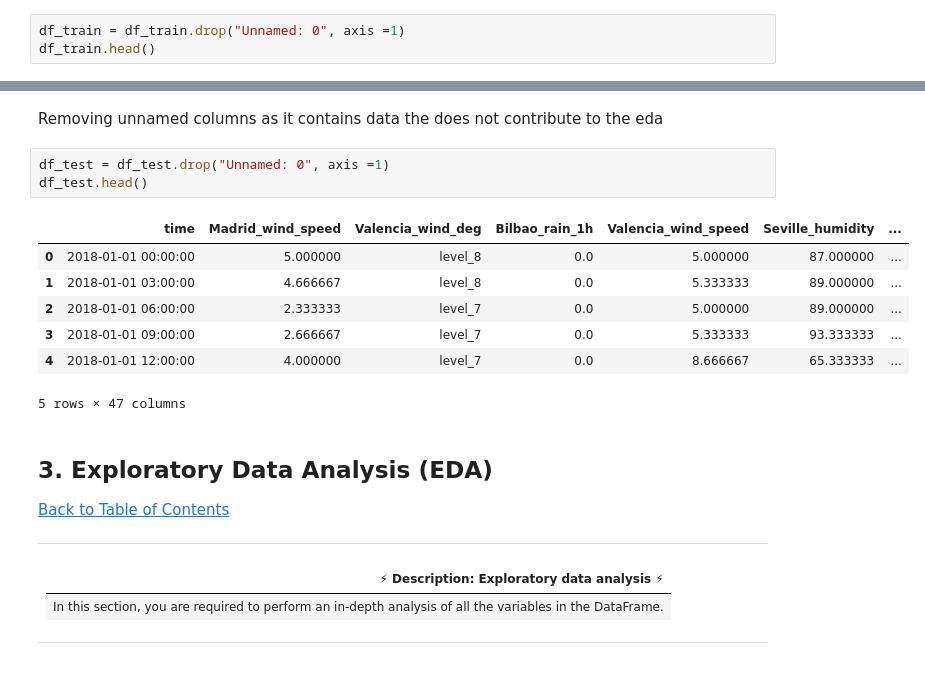
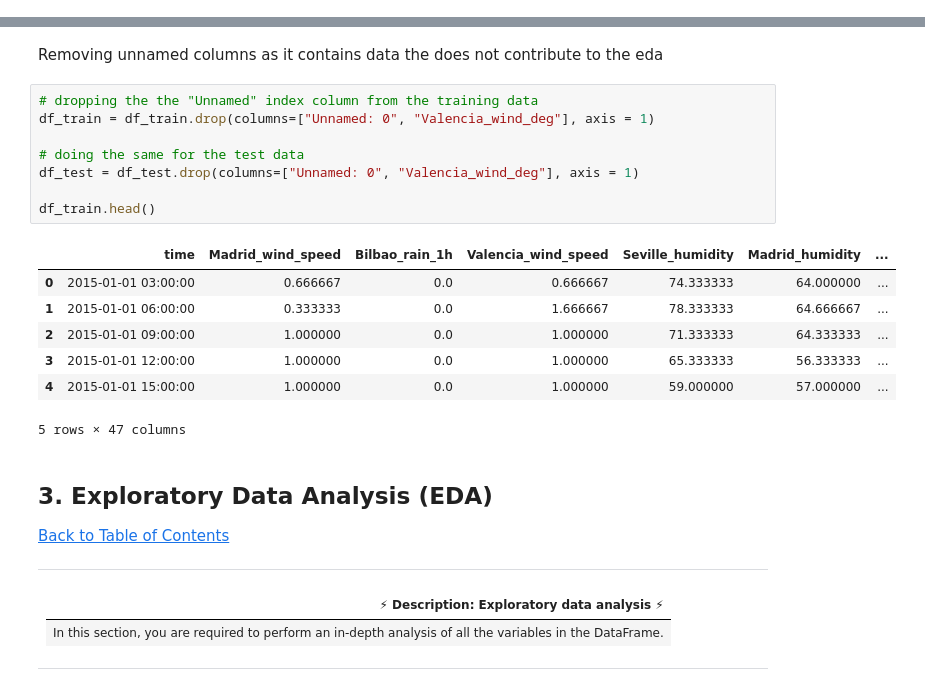
Before and after one commit to Aphiwe94/load-shortfall-regression-predict-api, a Jupyter notebook: starter-notebook.ipynb, the cells around one changed output, grey strips where cells are left out. Drawn from its saved outputs; the diff is of its cells as text.

```diff
--- a/starter-notebook.ipynb
+++ b/starter-notebook.ipynb
@@ -112,3 +105,0 @@ df_train.head()
-# %%
-df_train = df_train.drop("Unnamed: 0", axis =1)
-df_train.head()
@@ -133,15 +116,20 @@ df_test.head()
 # %% [markdown]
 Removing unnamed columns as it contains data the does not contribute to the eda
 # %%
-df_test = df_test.drop("Unnamed: 0", axis =1)
-df_test.head()
+# dropping the the "Unnamed" index column from the training data
+df_train = df_train.drop(columns=["Unnamed: 0", "Valencia_wind_deg"], axis = 1)
+
+# doing the same for the test data
+df_test = df_test.drop(columns=["Unnamed: 0", "Valencia_wind_deg"], axis = 1)
+
+df_train.head()
 # %% [output]
-|  | time | Madrid_wind_speed | Valencia_wind_deg | Bilbao_rain_1h | Valencia_wind_speed | Seville_humidity | ... |
-| 0 | 2018-01-01 00:00:00 | 5.000000 | level_8 | 0.0 | 5.000000 | 87.000000 | ... |
-| 1 | 2018-01-01 03:00:00 | 4.666667 | level_8 | 0.0 | 5.333333 | 89.000000 | ... |
-| 2 | 2018-01-01 06:00:00 | 2.333333 | level_7 | 0.0 | 5.000000 | 89.000000 | ... |
-| 3 | 2018-01-01 09:00:00 | 2.666667 | level_7 | 0.0 | 5.333333 | 93.333333 | ... |
-| 4 | 2018-01-01 12:00:00 | 4.000000 | level_7 | 0.0 | 8.666667 | 65.333333 | ... |
+|  | time | Madrid_wind_speed | Bilbao_rain_1h | Valencia_wind_speed | Seville_humidity | Madrid_humidity | ... |
+| 0 | 2015-01-01 03:00:00 | 0.666667 | 0.0 | 0.666667 | 74.333333 | 64.000000 | ... |
+| 1 | 2015-01-01 06:00:00 | 0.333333 | 0.0 | 1.666667 | 78.333333 | 64.666667 | ... |
+| 2 | 2015-01-01 09:00:00 | 1.000000 | 0.0 | 1.000000 | 71.333333 | 64.333333 | ... |
+| 3 | 2015-01-01 12:00:00 | 1.000000 | 0.0 | 1.000000 | 65.333333 | 56.333333 | ... |
+| 4 | 2015-01-01 15:00:00 | 1.000000 | 0.0 | 1.000000 | 59.000000 | 57.000000 | ... |
 5 rows × 47 columns
 # %% [markdown]
 <a id="three"></a>
```
Also changed, not shown: parts of 33 cells of this notebook, 17 other files.
